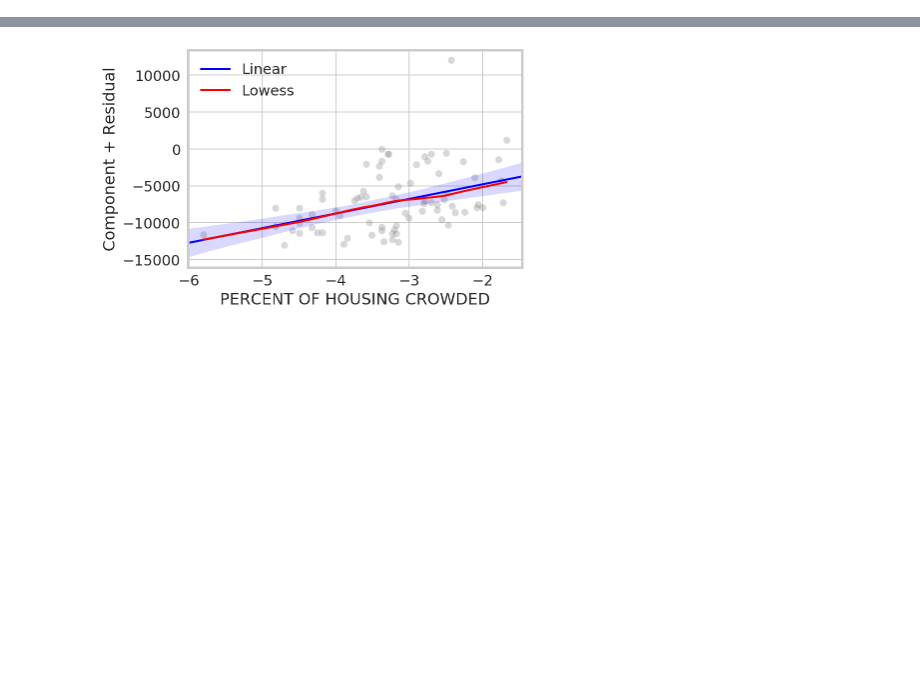
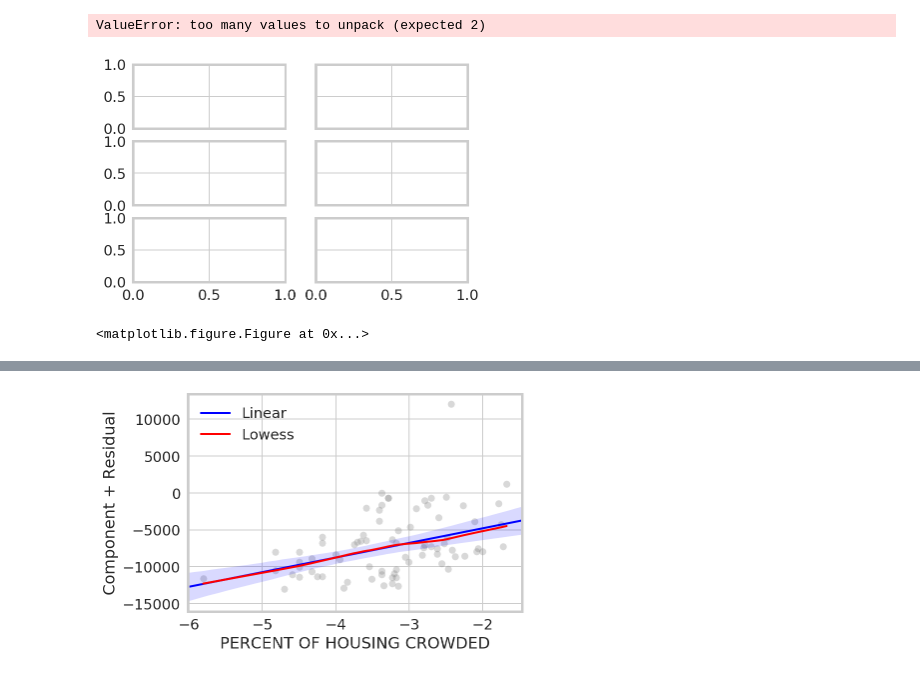
Before and after one commit to bac2qh/ippp_Final_Project, a Jupyter notebook: Crime_Total_Reg_xin.ipynb, the cells around one changed output, grey strips where cells are left out. Cells and saved outputs as stored; diff of their text form; code cells hidden in the pictures; blank space fills up the shorter version.

```diff
--- a/Crime_Total_Reg_xin.ipynb
+++ b/Crime_Total_Reg_xin.ipynb
@@ -68,13 +68,14 @@ import statsmodels.regression.mixed_linear_model as sm_mlm
 # crime_hardship = mix_total[['HARDSHIP INDEX','Crime_Rate']]
 # crime_hardship.head()
 # %%
-crime_list = ['PERCENT OF HOUSING CROWDED',
+socio_list = ['PERCENT OF HOUSING CROWDED',
  'PERCENT HOUSEHOLDS BELOW POVERTY',
  'PERCENT AGED 16+ UNEMPLOYED',
  'PERCENT AGED 25+ WITHOUT HIGH SCHOOL DIPLOMA',
  'PERCENT AGED UNDER 18 OR OVER 64',
  'PER CAPITA INCOME ',
- 'HARDSHIP INDEX']
+#  'HARDSHIP INDEX'
+             ]
 # %%
 ax_name_logit = ['output/ax_Crowd_logit', 'output/ax_Poverty_logit',
                  'output/ax_Unemp_logit', 'output/ax_Edu_logit',
@@ -102,0 +124,29 @@ for entry in crime_list:
+# %%
+# create logit plots
+counter = 0
+f, ((a, b, c), (d, e, f)) = plt.subplots(3, 2, sharex = 'col', sharey = 'row')
+# sns.regplot(x = 'PERCENT OF HOUSING CROWDED', y = 'No_Crimes', data = mix_total_logit, scatter_kws = {"alpha" : 0.6}, ax = ax1)
+# # ax_Crowd_logit.figure.savefig('ax_Crowd_logit.png', bbox_inches='tight', pad_inches=0.2)
+# sns.regplot(x = 'PERCENT HOUSEHOLDS BELOW POVERTY', y = 'No_Crimes', data = mix_total_logit, scatter_kws = {"alpha" : 0.6}, ax = ax2)
+# sns.regplot(x = 'PERCENT AGED 16+ UNEMPLOYED', y = 'No_Crimes', data = mix_total_logit, scatter_kws = {"alpha" : 0.6}, ax = ax3)
+
+for entry in socio_list:
+    sns.regplot(x = entry, y = 'No_Crimes', data = mix_total_logit, scatter_kws = {"alpha" : 0.6}, ax = plots_6[counter])
+#     ax.savefig('{}.png'.format(ax_name_logit[counter]), bbox_inches='tight', pad_inches=0.2)
+    counter += 1
+
+
+
+# for entry in socio_list:
+#     ax1 = sns.regplot(x = entry, y = 'No_Crimes', data = mix_total_logit, scatter_kws = {"alpha" : 0.6})
+# #     ax.savefig('{}.png'.format(ax_name_logit[counter]), bbox_inches='tight', pad_inches=0.2)
+#     counter += 1
+# %% [output]
+ValueError: too many values to unpack (expected 2)
+[figure, added]
+# %%
+from matplotlib import pyplot as PLT
+
+fig = PLT.figure()
+# %% [output]
+<matplotlib.figure.Figure at 0x...>
```
Also changed, not shown: parts of 9 cells of this notebook, 1 other file.
